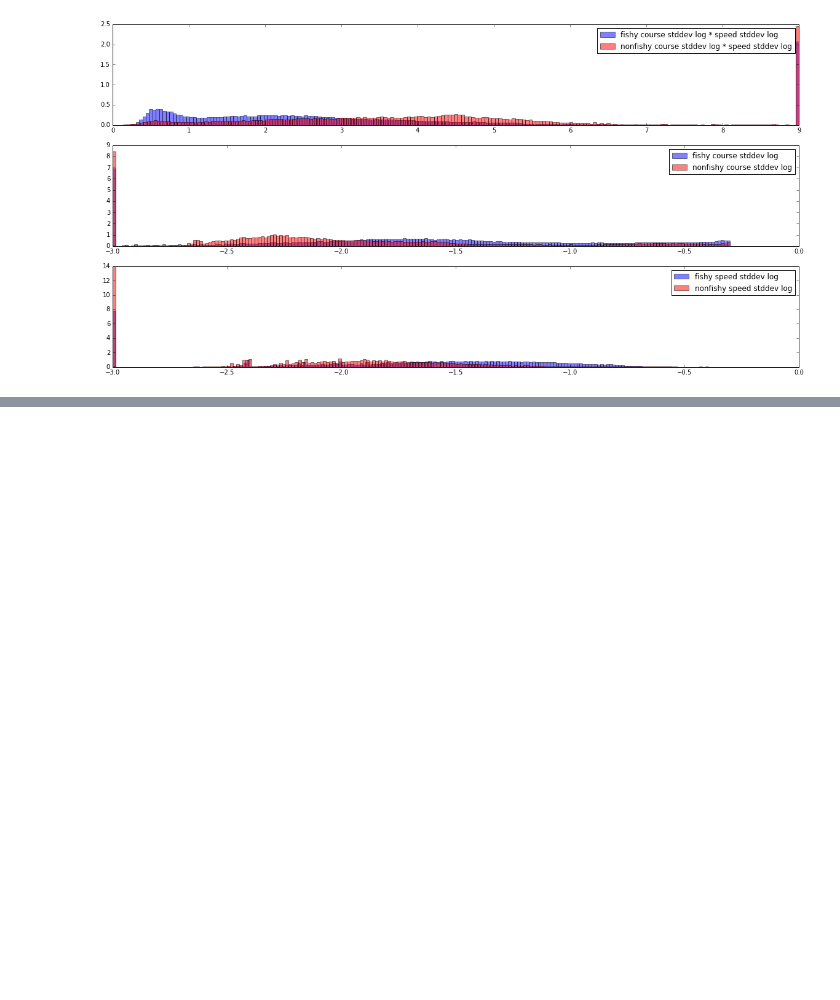
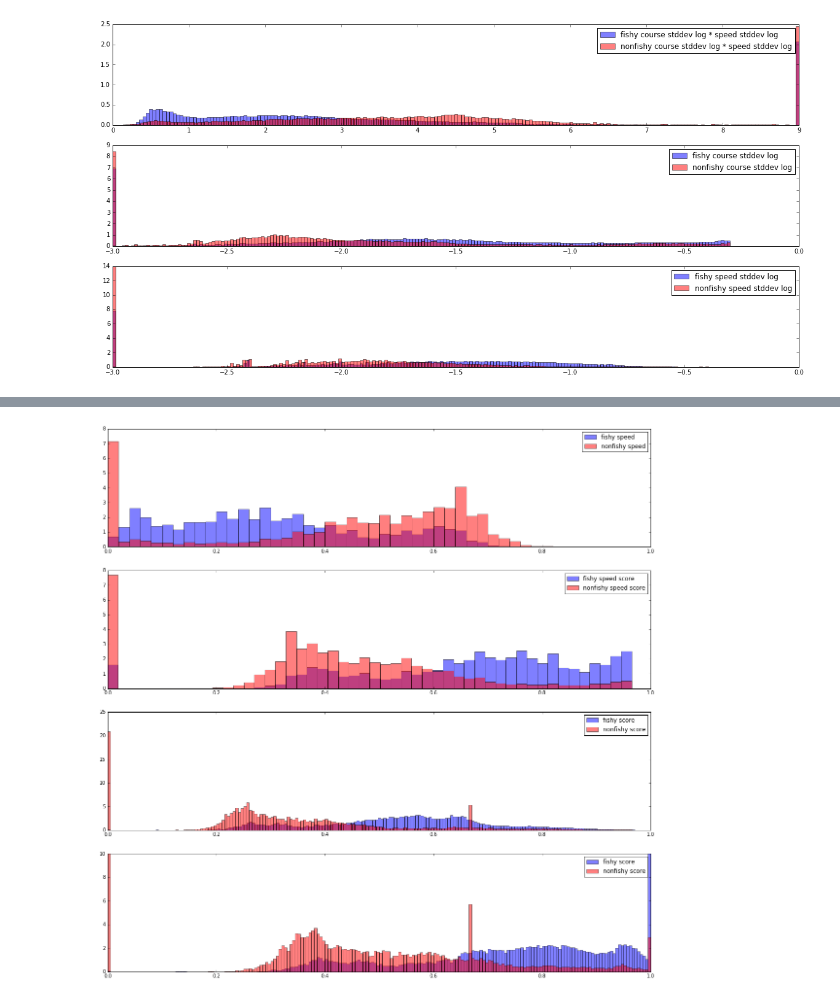
Before and after one commit to marketler/GFW_vessel_scoring, a Jupyter notebook: Classification vs measures.ipynb, the cells around one changed output, grey strips where cells are left out. Drawn from its saved outputs; the diff is of its cells as text; code cells hidden in the pictures; blank space fills up the shorter version.

```diff
--- a/Classification vs measures.ipynb
+++ b/Classification vs measures.ipynb
@@ -146,0 +160,31 @@ show()
+# %%
+histfig = figure(figsize=(20,20))
+
+subplot = histfig.add_subplot(411)
+subplot.hist(clamp(xfishy["speed"]/17, 0, 1), bins=50, normed=True, color='b', alpha=0.5, label="fishy speed")
+subplot.hist(clamp(xnonfishy["speed"]/17, 0, 1), bins=50, normed=True, color='r', alpha=0.5, label="nonfishy speed")
+legend()
+
+xfishy_speedscore = where(xfishy["speed"] > 0.5, 1.0 - clamp(xfishy["speed"]/17, 0, 1), 0)
+xnonfishy_speedscore = where(xnonfishy["speed"] > 0.5, 1.0 - clamp(xnonfishy["speed"]/17, 0, 1), 0)
+
+subplot = histfig.add_subplot(412)
+subplot.hist(xfishy_speedscore, bins=50, normed=True, color='b', alpha=0.5, label="fishy speed score")
+subplot.hist(xnonfishy_speedscore, bins=50, normed=True, color='r', alpha=0.5, label="nonfishy speed score")
+legend()
+
+subplot = histfig.add_subplot(413)
+subplot.hist(clamp(where(xfishy["distance_to_shore"] < 3, 0, (xfishy["measure_coursestddev"]+xfishy["measure_speedddev"]+xfishy["measure_speeddavg"])*2./3.), 0, 1), bins=200, normed=True, color='b', alpha=0.5, label="fishy score")
+subplot.hist(clamp(where(xnonfishy["distance_to_shore"] < 3, 0, (xnonfishy["measure_coursestddev"]+xnonfishy["measure_speedddev"]+xnonfishy["measure_speeddavg"])*2./3.), 0, 1), bins=200, normed=True, color='r', alpha=0.5, label="nonfishy score")
+legend()
+
+subplot = histfig.add_subplot(414)
+subplot.hist(clamp(where(xfishy["distance_to_shore"] < 3, 0, (xfishy["measure_coursestddev"]+xfishy["measure_speedddev"]+xfishy["measure_speeddavg"]+xfishy_speedscore/2)*2./3.), 0, 1), bins=200, normed=True, color='b', alpha=0.5, label="fishy score")
+subplot.hist(clamp(where(xnonfishy["distance_to_shore"] < 3, 0, (xnonfishy["measure_coursestddev"]+xnonfishy["measure_speedddev"]+xnonfishy["measure_speeddavg"]+xnonfishy_speedscore/2)*2./3.), 0, 1), bins=200, normed=True, color='r', alpha=0.5, label="nonfishy score")
+subplot.set_ylim(0., 10)
+legend()
+
+
+show()
+# %% [output]
+[figure, added]
```
Also changed, not shown: parts of 5 cells of this notebook.
